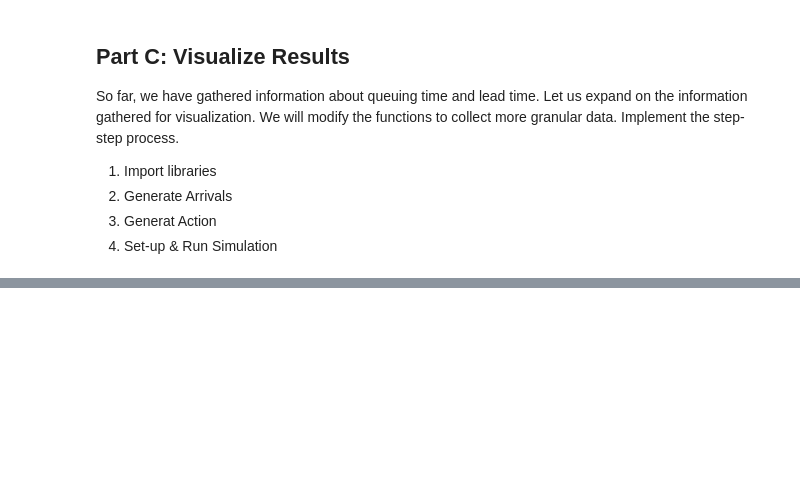
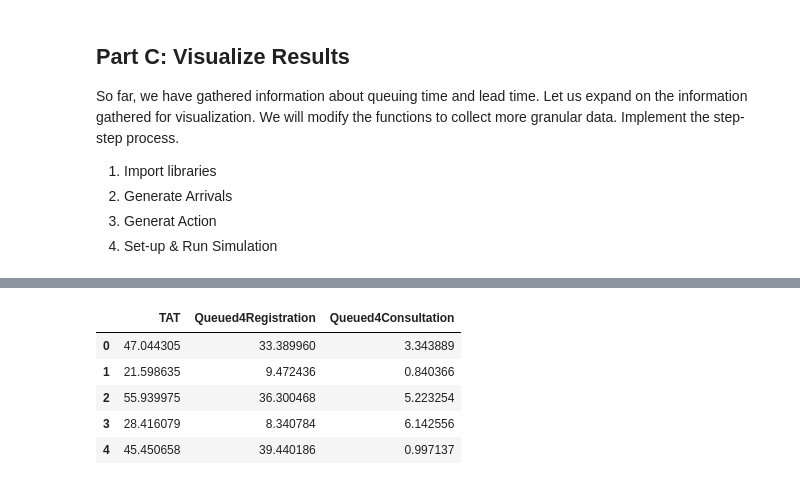
Before and after one commit to sunbee/factorySimulation, a Jupyter notebook: clinic.ipynb, the cells around one changed output, grey strips where cells are left out. Cells and saved outputs as stored; diff of their text form; code cells hidden in the pictures; blank space fills up the shorter version.

```diff
--- a/clinic.ipynb
+++ b/clinic.ipynb
@@ -508,0 +585,9 @@ for i in gcon:
+# %%
+df.head()
+# %% [output]
+|  | TAT | Queued4Registration | Queued4Consultation |
+| 0 | 47.044305 | 33.389960 | 3.343889 |
+| 1 | 21.598635 | 9.472436 | 0.840366 |
+| 2 | 55.939975 | 36.300468 | 5.223254 |
+| 3 | 28.416079 | 8.340784 | 6.142556 |
+| 4 | 45.450658 | 39.440186 | 0.997137 |
```
Also changed, not shown: parts of 16 cells of this notebook.
